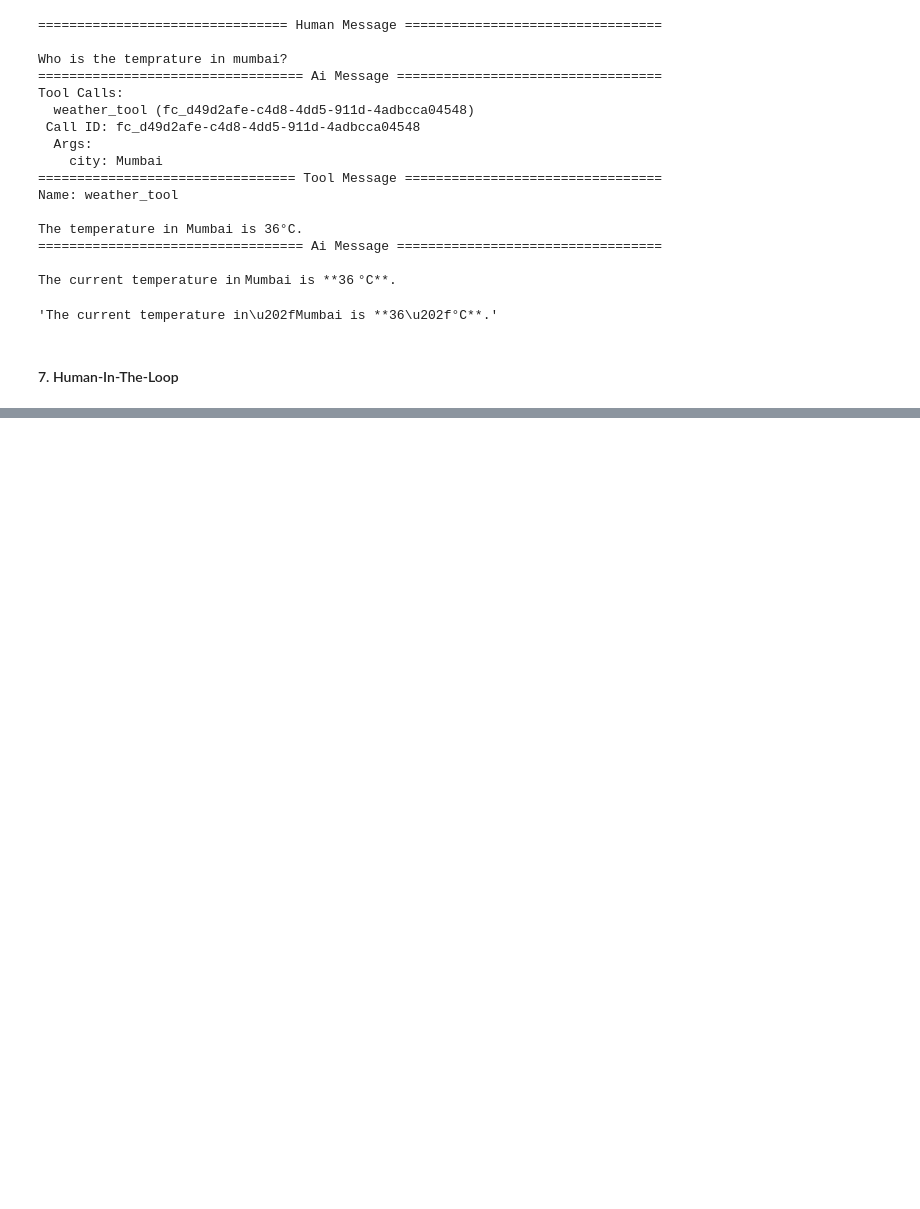
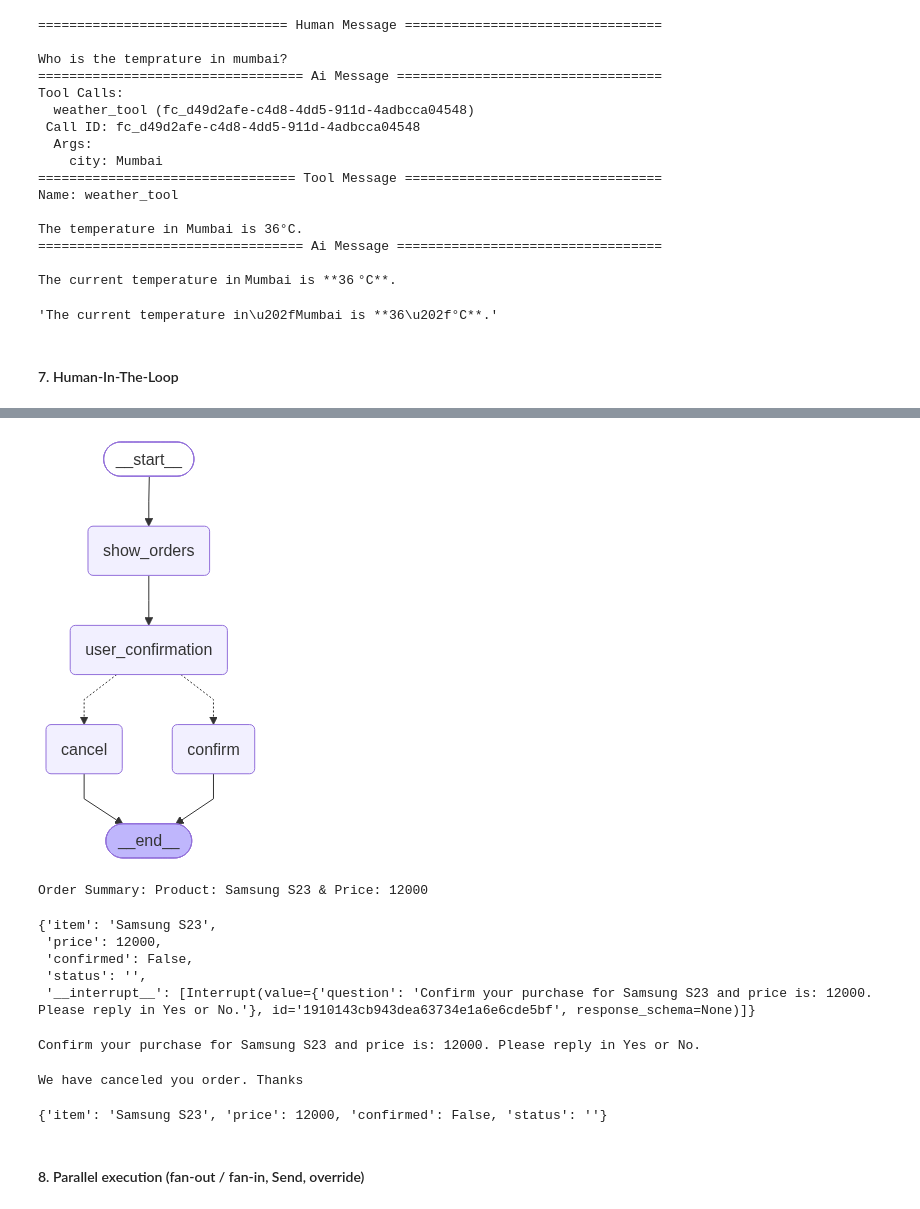
Before and after one commit to iamalok123/ai-engineering, a Jupyter notebook: LangGraph/LangGraph_OneShot_TechSimPlus/langgraph_concepts.ipynb, the cells around one changed output, grey strips where cells are left out. Cells and saved outputs as stored; diff of their text form; code cells hidden in the pictures; blank space fills up the shorter version.

Commit message:
feat: add LangGraph interrupt and parallel fan-out/fan-in examples

```diff
--- a/LangGraph/LangGraph_OneShot_TechSimPlus/langgraph_concepts.ipynb
+++ b/LangGraph/LangGraph_OneShot_TechSimPlus/langgraph_concepts.ipynb
@@ -445,0 +508,37 @@ res["messages"][-1].content
+# %%
+final_graph
+# %% [output]
+[figure, added]
+# %%
+res = final_graph.invoke(
+        {"item": "Samsung S23", "price":12000},
+        {"configurable": {"thread_id":"asd10"}}
+    )
+# %% [output]
+Order Summary: Product: Samsung S23 & Price: 12000
+# %%
+res
+# %% [output]
+{'item': 'Samsung S23',
+ 'price': 12000,
+ 'confirmed': False,
+ 'status': '',
+ '__interrupt__': [Interrupt(value={'question': 'Confirm your purchase for Samsung S23 and price is: 12000. Please reply in Yes or No.'}, id='1910143cb943dea63734e1a6e6cde5bf', response_schema=None)]}
+# %%
+print(res["__interrupt__"][0].value["question"])
+# %% [output]
+Confirm your purchase for Samsung S23 and price is: 12000. Please reply in Yes or No.
+# %%
+#### Confirm the Purchase Order
+res = final_graph.invoke(
+        Command(resume="no"),
+        {"configurable": {"thread_id":"asd10"}}
+    )
+# %% [output]
+We have canceled you order. Thanks
+# %%
+res
+# %% [output]
+{'item': 'Samsung S23', 'price': 12000, 'confirmed': False, 'status': ''}
+# %% [markdown]
+#### 8. Parallel execution (fan-out / fan-in, Send, override)
```
Also changed, not shown: parts of 9 cells of this notebook.
